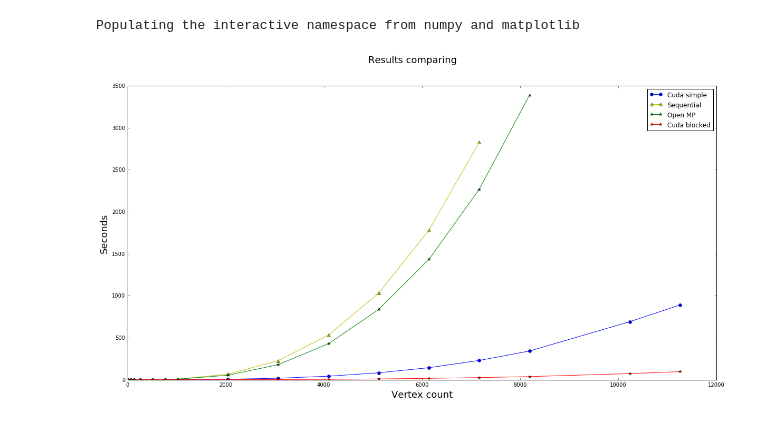
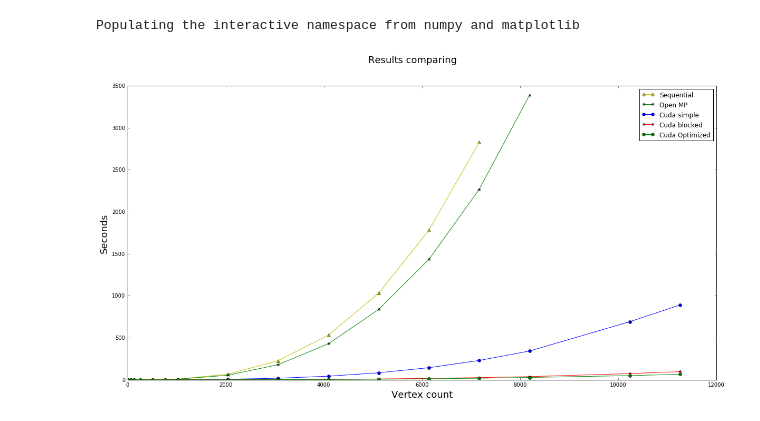
Before and after one commit to lelika1/floydparallel, a Jupyter notebook: draw_time_plots_floyd.ipynb, the cells around one changed output. Drawn from its saved outputs; the diff is of its cells as text; code cells hidden in the pictures.

Commit message:
Added optimized cuda blocked implementation (used register memory).
Former-commit-id: db5babfe7bad4e92ab7c41fba53759587c5939fb

```diff
--- a/draw_time_plots_floyd.ipynb
+++ b/draw_time_plots_floyd.ipynb
@@ -5,11 +5,13 @@ df_cuda = pd.read_csv("cuda_time.txt", sep=' ')
 df_seq = pd.read_csv("seq_time.txt", sep=' ')
 df_mp = pd.read_csv("mp_time.txt", sep=' ')
 df_blocked = pd.read_csv("blocked_time.txt", sep=' ')
+df_reg = pd.read_csv("blocked_req_time.txt", sep=' ')
 # %%
 df_cuda_mean = df_cuda.groupby(by=df_cuda.v).sum() / df_cuda.groupby(by=df_cuda.v).count() / 1000.0
 df_seq_mean = df_seq.groupby(by=df_seq.v).sum() / df_seq.groupby(by=df_seq.v).count() / 1000.0
 df_mp_mean = df_mp.groupby(by=df_mp.v).sum() / df_mp.groupby(by=df_mp.v).count() / 1000.0
 df_blocked_mean = df_blocked.groupby(by=df_blocked.v).sum() / df_blocked.groupby(by=df_blocked.v).count() / 1000.0
+df_reg_mean = df_reg.groupby(by=df_reg.v).sum() / df_reg.groupby(by=df_reg.v).count() / 1000.0
 # %%
 from matplotlib import pyplot
 %pylab inline
@@ -18,13 +20,14 @@ Populating the interactive namespace from numpy and matplotlib
 # %%
 pyplot.figure(figsize=(20,10))
 cuda_plot, = pyplot.plot(df_cuda_mean.index, df_cuda_mean.time, 'b-o', label="Cuda simple")
 seq_plot, = pyplot.plot(df_seq_mean.index, df_seq_mean.time, 'y-^', label="Sequential")
 mp_plot, = pyplot.plot(df_mp_mean.index, df_mp_mean.time, 'g-*', label="Open MP")
 blocked_plot, = pyplot.plot(df_blocked_mean.index, df_blocked_mean.time, 'r-*', label="Cuda blocked")
-pyplot.legend(handles=[cuda_plot, seq_plot, mp_plot, blocked_plot])
+reg_plot, = pyplot.plot(df_reg_mean.index, df_reg_mean.time, 'g-o', label="Cuda Optimized")
+pyplot.legend(handles=[seq_plot, mp_plot, cuda_plot, blocked_plot, reg_plot])
 pyplot.suptitle("Results comparing", fontsize=18)
 pyplot.ylabel("Seconds", fontsize=18)
 pyplot.xlabel("Vertex count", fontsize=18)
 pyplot.show()
 # %% [output]
-[figure, old version]
+[figure, new version]
```
Also changed, not shown: parts of 1 cell of this notebook, 6 other files.
